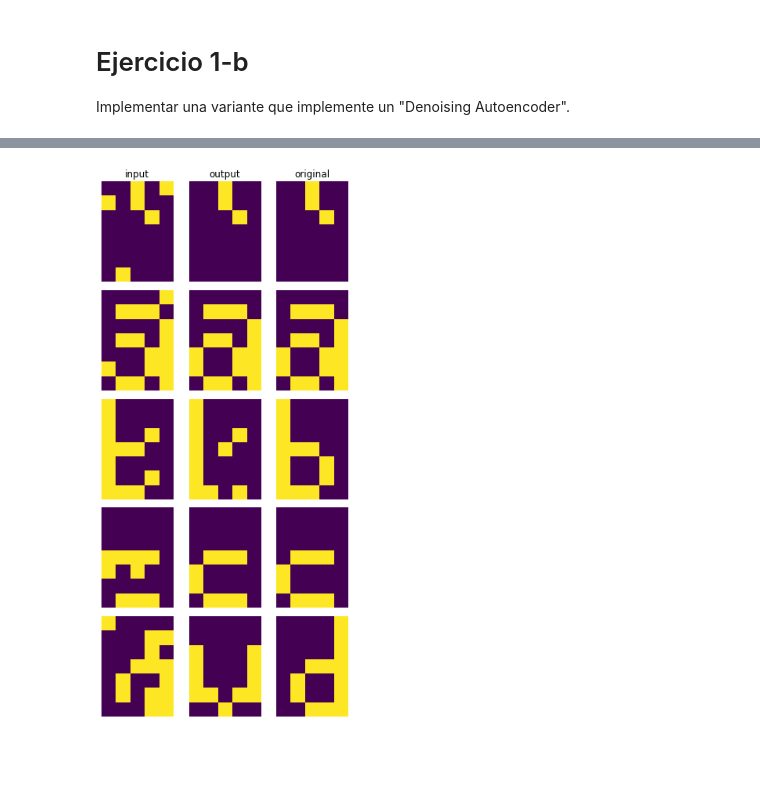
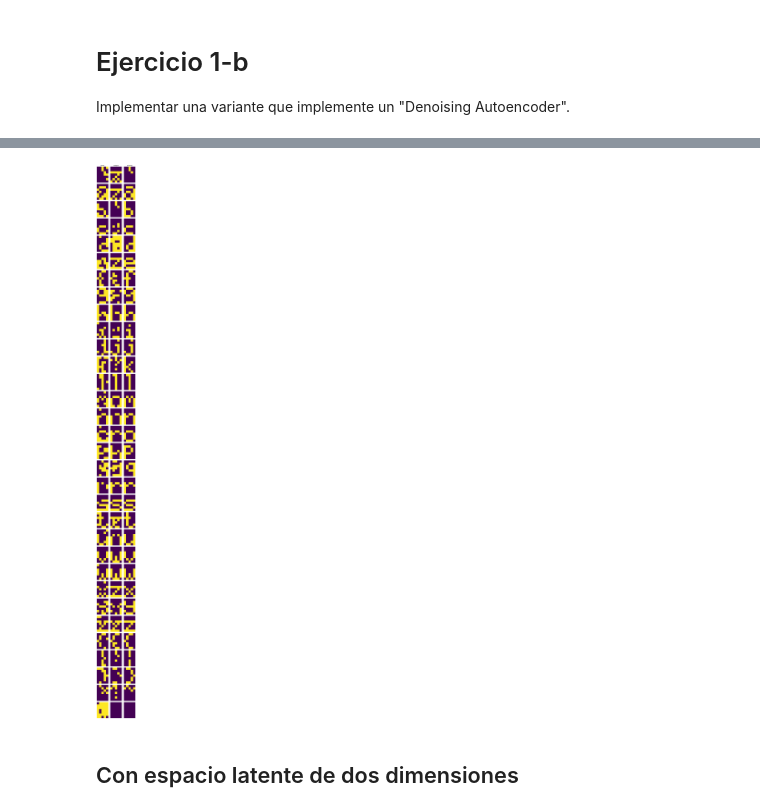
Before and after one commit to jbarberia/sia-tp5, a Jupyter notebook: notebooks/ejercicio1.ipynb, the cells around one changed output, grey strips where cells are left out. Cells and saved outputs as stored; diff of their text form; code cells hidden in the pictures; blank space fills up the shorter version.

```diff
--- a/notebooks/ejercicio1.ipynb
+++ b/notebooks/ejercicio1.ipynb
@@ -100,9 +100,9 @@ fig, ax = plt.subplots(len(x), len(y), figsize=(12,12))
 for i, xi in enumerate(x):
 	for j, yj in enumerate(y):
 
-		letra = autoencoder.decode([xi, yj]) > threshold
-		ax[i, j].imshow(letra.reshape(7, 5))
-		ax[i, j].set_axis_off()
+		letra = autoencoder.decode([xi, -yj]) > threshold
+		ax[j, i].imshow(letra.reshape(7, 5))
+		ax[j, i].set_axis_off()
 
 plt.tight_layout()
 plt.show()
@@ -121,7 +121,7 @@ def add_noise(x, noise_factor):
 X = np.array(list(data_dict.values()))
 X = X.reshape(-1, 5 * 7)
 
-noise_level = 0.2
+noise_level = 0.3
 
 X_out = X
 X_noisy = add_noise(X, noise_level)
@@ -148,25 +148,27 @@ plt.show()
 # %%
 X_noisy = add_noise(X, 0.10)
 
-imagenes = 5
+imagenes = 32
 fig, ax = plt.subplots(imagenes, 3, figsize=(5,imagenes*2))
 
 for i in range(imagenes):
 	X_out = autoencoder.forward(X_noisy[i])
 
 	ax[i, 0].imshow(X_noisy[i].reshape(7, 5))
 	ax[i, 1].imshow(X_out.reshape(7, 5) > 0.5)
 	ax[i, 2].imshow(X[i].reshape(7, 5))
 
 	ax[i, 0].set_axis_off()
 	ax[i, 1].set_axis_off()
 	ax[i, 2].set_axis_off()
 
 ax[0, 0].set_title("input")
 ax[0, 1].set_title("output")
 ax[0, 2].set_title("original")
 
 plt.tight_layout()
 plt.show()
 # %% [output]
-[figure, old version]
+[figure, new version]
+# %% [markdown]
+## Con espacio latente de dos dimensiones
```
Also changed, not shown: parts of 19 cells of this notebook, 4 other files.
